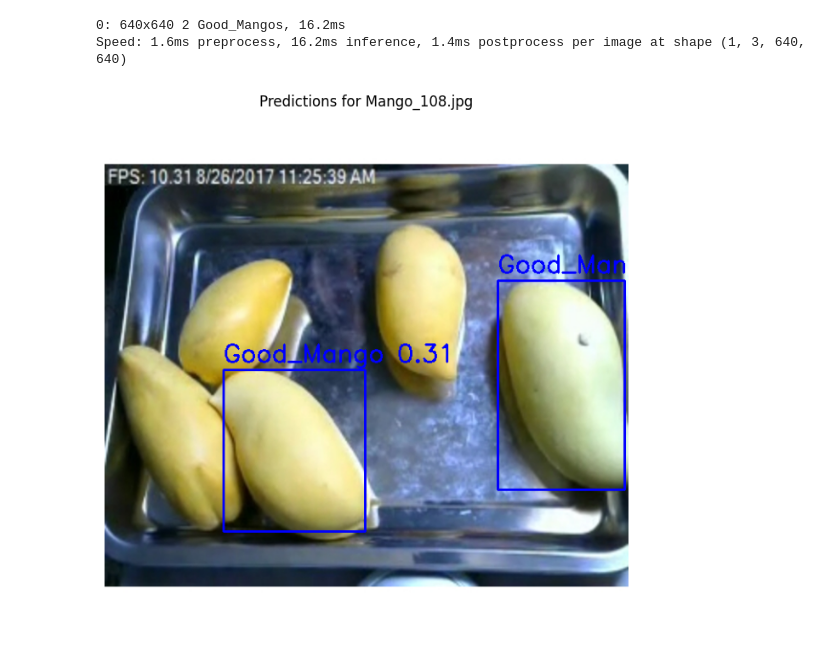
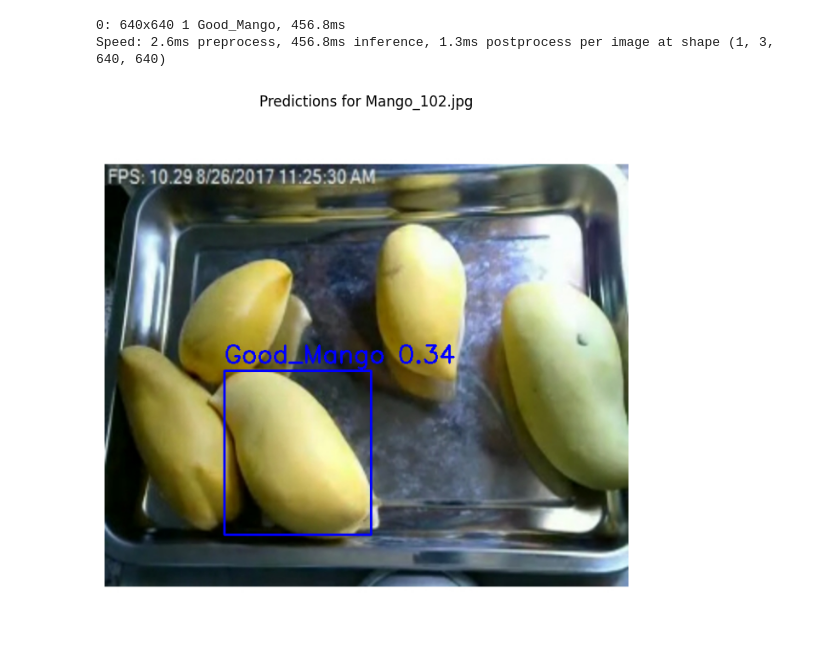
Before and after one commit to Abenayaa04/fruit-detection-yolov8, a Jupyter notebook: new-model.ipynb, the cells around one changed output. Saved outputs shown, nothing was run; the diff lists cells and outputs as text; code cells hidden in the pictures.

Commit message:
Kaggle Notebook | new_model | Version 3

```diff
--- a/new-model.ipynb
+++ b/new-model.ipynb
@@ -229,0 +182,40 @@ albumentations: Blur(p=0.01, blur_limit=(3, 7)), MedianBlur(p=0.01, blur_limit=(
+# %%
+from ultralytics import YOLO
+import cv2
+import matplotlib.pyplot as plt
+import os
+
+# ✅ Load the latest trained model
+model_path = "/kaggle/working/fruitnet_training_scratch/experiment12_continued/weights/best.pt"  # Update path if needed
+model = YOLO(model_path)
+
+# ✅ Select an image for testing
+test_image_path = "/kaggle/input/fruit-yield/FruitYield DataSet/Guava/Guava1003.jpg"
+
+# ✅ Resize the image to match training size
+image = cv2.imread(test_image_path)
+image = cv2.resize(image, (640, 640))  # Resize to 640x640 for consistency
+
+# ✅ Run inference with a lower confidence threshold
+results = model.predict(image, conf=0.25)  # Try lowering confidence
+
+# ✅ Draw bounding boxes and labels
+for result in results:
+    boxes = result.boxes.xyxy.cpu().numpy()
+    scores = result.boxes.conf.cpu().numpy()
+    class_ids = result.boxes.cls.cpu().numpy()
+    class_names = result.names
+
+    for box, score, class_id in zip(boxes, scores, class_ids):
+        if score >= 0.25:  # Lower threshold
+            x1, y1, x2, y2 = map(int, box)
+            label = f"{class_names[int(class_id)]} {score:.2f}"
+            cv2.rectangle(image, (x1, y1), (x2, y2), (255, 0, 0), 2)  # Draw bounding box
+            cv2.putText(image, label, (x1, y1 - 10), cv2.FONT_HERSHEY_SIMPLEX, 1, (255, 0, 0), 2)  # Draw label
+
+# ✅ Display the image with detections
+plt.figure(figsize=(10, 8))
+plt.imshow(cv2.cvtColor(image, cv2.COLOR_BGR2RGB))
+plt.title(f"Predictions for {os.path.basename(test_image_path)}")
+plt.axis('off')
+plt.show()
@@ -238,36 +234,36 @@ model_path = "/kaggle/working/fruitnet_training_scratch/experiment12_continued/w
 model = YOLO(model_path)
 
 # ✅ Select an image for testing
-test_image_path = "/kaggle/input/fruit-yield/FruitYield DataSet/Mango/Mango_108.jpg"
+test_image_path = "/kaggle/input/fruit-yield/FruitYield DataSet/Mango/Mango_102.jpg"
 
 # ✅ Resize the image to match training size
 image = cv2.imread(test_image_path)
 image = cv2.resize(image, (640, 640))  # Resize to 640x640 for consistency
 
 # ✅ Run inference with a lower confidence threshold
 results = model.predict(image, conf=0.25)  # Try lowering confidence
 
 # ✅ Draw bounding boxes and labels
 for result in results:
     boxes = result.boxes.xyxy.cpu().numpy()
     scores = result.boxes.conf.cpu().numpy()
     class_ids = result.boxes.cls.cpu().numpy()
     class_names = result.names
 
     for box, score, class_id in zip(boxes, scores, class_ids):
         if score >= 0.25:  # Lower threshold
             x1, y1, x2, y2 = map(int, box)
             label = f"{class_names[int(class_id)]} {score:.2f}"
             cv2.rectangle(image, (x1, y1), (x2, y2), (255, 0, 0), 2)  # Draw bounding box
             cv2.putText(image, label, (x1, y1 - 10), cv2.FONT_HERSHEY_SIMPLEX, 1, (255, 0, 0), 2)  # Draw label
 
 # ✅ Display the image with detections
 plt.figure(figsize=(10, 8))
 plt.imshow(cv2.cvtColor(image, cv2.COLOR_BGR2RGB))
 plt.title(f"Predictions for {os.path.basename(test_image_path)}")
 plt.axis('off')
 plt.show()
 # %% [output]
-0: 640x640 2 Good_Mangos, 16.2ms
-Speed: 1.6ms preprocess, 16.2ms inference, 1.4ms postprocess per image at shape (1, 3, 640, 640)
+0: 640x640 1 Good_Mango, 456.8ms
+Speed: 2.6ms preprocess, 456.8ms inference, 1.3ms postprocess per image at shape (1, 3, 640, 640)
-[figure, old version]
+[figure, new version]
```
Also changed, not shown: parts of 39 cells of this notebook.
